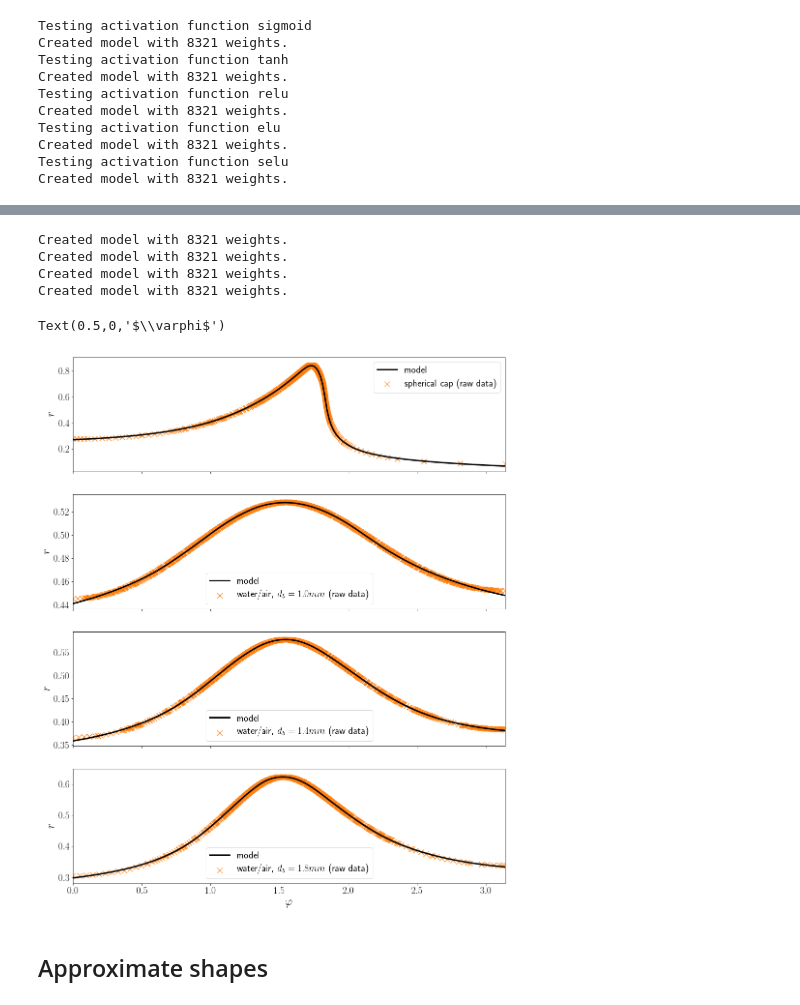
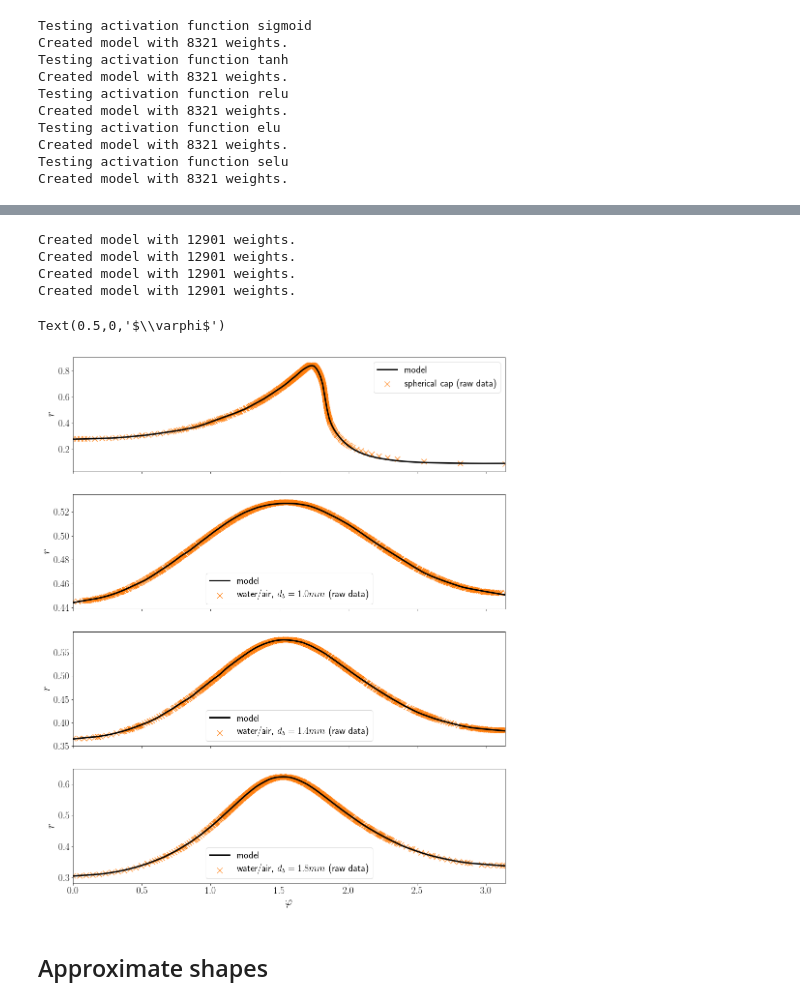
Before and after one commit to AndreWeiner/phd_notebooks, a Jupyter notebook: notebooks/basilisk_2D_shape_approximation_simple.ipynb, the cells around one changed output, grey strips where cells are left out. Drawn from its saved outputs; the diff is of its cells as text; code cells hidden in the pictures.

```diff
--- a/notebooks/basilisk_2D_shape_approximation_simple.ipynb
+++ b/notebooks/basilisk_2D_shape_approximation_simple.ipynb
@@ -230,0 +316,16 @@ selu      : 4.3467e-07, 0.0034, 0.0347
+# %%
+all_losses = {}
+all_models = {}
+
+epochs = 2000
+rad, phi = all_facets["bhaga_03_l16"].get_facets(polar=True)
+for n_layers in layers:
+    for n_nodes in nodes:
+        print("Testing MLP with \033[1m{} layer(s)\033[0m and \033[1m{} nodes\033[0m".format(n_layers, n_nodes))
+        model_dict["n_layers"] = n_layers
+        model_dict["n_neurons"] = n_nodes
+        model = hm.SimpleMLP(**model_dict)
+        model_path = output_path + "/bhaga_03_l16_selu_{:1d}_layers_{:2d}_nodes.pt".format(n_layers, n_nodes)
+        model, losses = training_loop(model, model_path, phi, rad, epochs, 0.001)
+        all_losses[model_path] = losses
+        all_models[model_path] = copy.deepcopy(model)
@@ -231,12 +425,4 @@ selu      : 4.3467e-07, 0.0034, 0.0347
 # %%
-# make torch results reproducible and use double precision
-torch.set_default_tensor_type(torch.DoubleTensor)
-torch.manual_seed(42)
-np.random.seed(42)
-
-output_path = "../output/models"
-!mkdir -p ../output/models
-
 rc('text', usetex=False)
 fig, axarr = plt.subplots(len(names), 1, figsize=(hm.figure_width, len(names)*5), sharex=True)
 
@@ -244,21 +430,21 @@ model_dict = {
     "n_inputs" : 1,
     "n_outputs" : 1,
     "n_layers" : 6,
-    "n_neurons" : 40,
-    "activation" : torch.nn.functional.elu,
+    "n_neurons" : 50,
+    "activation" : torch.nn.functional.selu,
     "batch_norm" : False
 }
 
-epochs = 2000
+epochs = 1000
 for i, name in enumerate(names):
     model = hm.SimpleMLP(**model_dict)
     rad, phi = all_facets[name].get_facets(polar=True)
-    model_path = output_path + "/" + name + "_best.pt"
-    model, losses = training_loop(model, model_path, phi, rad, epochs, 0.005)
+    rad_norm = (rad - np.min(rad)) / (np.max(rad) - np.min(rad))
+    model_path = output_path + "/" + name + "_selu_best.pt"
+    model, losses = training_loop(model, model_path, phi, rad_norm, epochs, 0.001)
     axarr[i].plot(range(1, epochs+1), losses, label=name)
     axarr[i].set_xlabel("epoch", fontsize=hm.fontsize_label)
     axarr[i].set_ylabel("loss", fontsize=hm.fontsize_label)
     axarr[i].set_yscale('log')
-
     axarr[i].legend()
 # %% [output]
@@ -270,34 +468,34 @@ Created model with 8321 weights.
 # %%
-from matplotlib import rc
 rc('text', usetex=True)
 
 fig, axarr = plt.subplots(4, 1, figsize=(hm.figure_width, 20), sharex=True)
 labels = ["spherical cap", "water/air, $d_b=1.0mm$", "water/air, $d_b=1.4mm$", "water/air, $d_b=1.8mm$"]
 
 for i, name in enumerate(names):
     model = hm.SimpleMLP(**model_dict)
     rad, phi = all_facets[name].get_facets(polar=True)
-    model_path = output_path + "/" + name + "_best.pt"
+    model_path = output_path + "/" + name + "_selu_best.pt"
     model.load_state_dict(torch.load(model_path))
     model.eval()
     phi_eval = torch.from_numpy(np.linspace(0.0, np.pi, 200)).unsqueeze_(-1)
     rad_eval = model.forward(phi_eval).detach().squeeze().numpy()
+    rad_eval = rad_eval * (np.max(rad) - np.min(rad)) + np.min(rad)
 
     axarr[i].plot(phi_eval.squeeze(), rad_eval, color="k", lw=hm.line_width, label="model")
     axarr[i].scatter(phi, rad, marker="x", s=120, lw=1, color="C1", label="{} (raw data)".format(labels[i]))
     axarr[i].tick_params(labelsize=hm.fontsize_tick)
     axarr[i].set_ylabel(r"$r$", fontsize=hm.fontsize_label)
     axarr[i].set_xlim(0.0, np.pi)
     axarr[i].legend(fontsize=hm.fontsize_legend)
 
 axarr[-1].set_xlabel(r"$\varphi$", fontsize=hm.fontsize_label)
 # %% [output]
-Created model with 8321 weights.
-Created model with 8321 weights.
-Created model with 8321 weights.
-Created model with 8321 weights.
+Created model with 12901 weights.
+Created model with 12901 weights.
+Created model with 12901 weights.
+Created model with 12901 weights.
 Text(0.5,0,'$\\varphi$')
-[figure, old version]
+[figure, new version]
 # %% [markdown]
 ## Approximate shapes
 # %%
```
Also changed, not shown: parts of 14 cells of this notebook, 1 other file.
